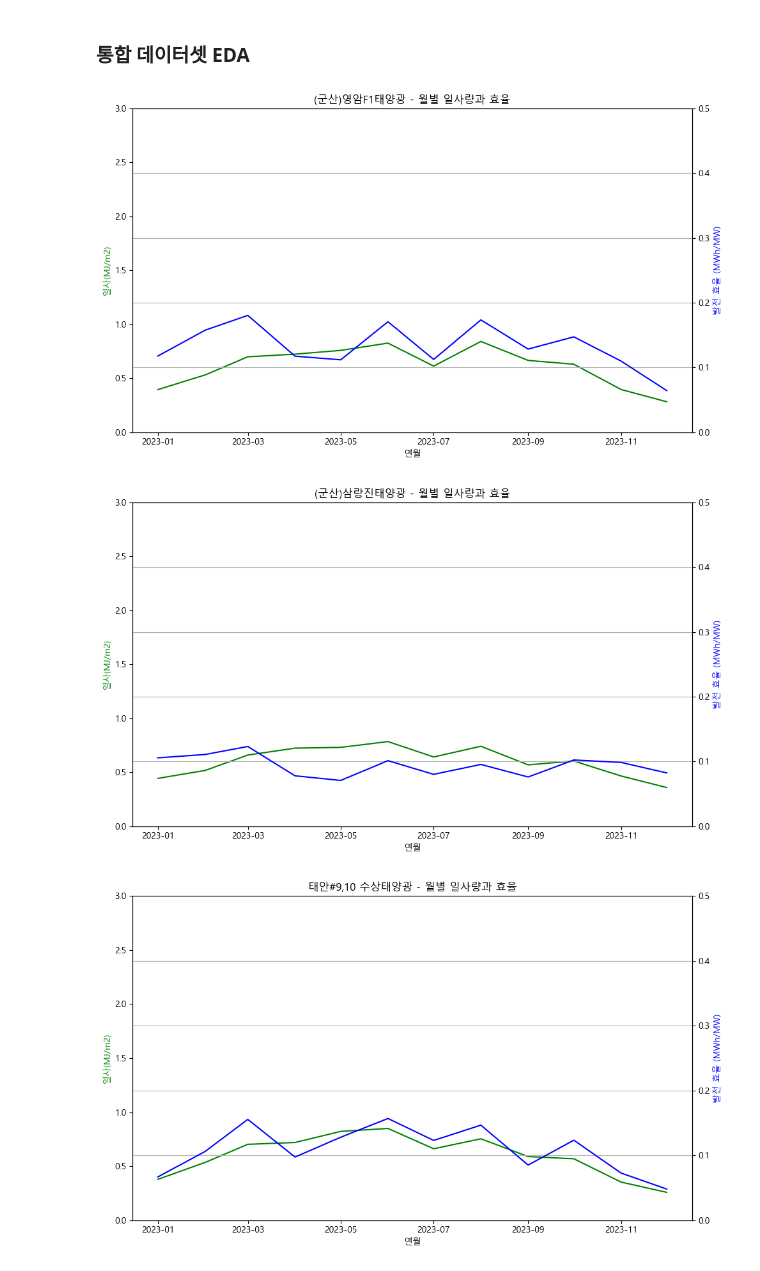
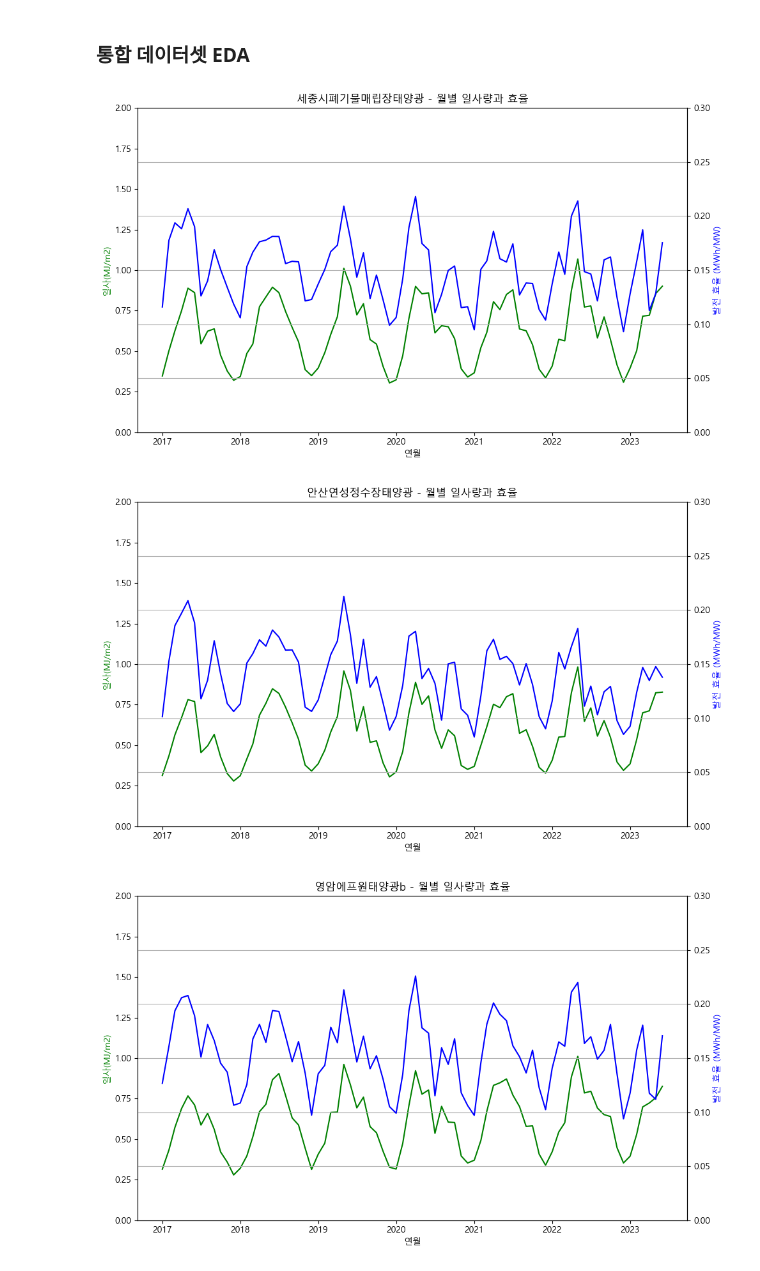
Before and after one commit to seoyoung7879/predict_energy, a Jupyter notebook: 경국/기상청/add_weather_solar2.ipynb, the cells around one changed output. Saved outputs shown, nothing was run; the diff lists cells and outputs as text; code cells hidden in the pictures.

```diff
--- a/경국/기상청/add_weather_solar2.ipynb
+++ b/경국/기상청/add_weather_solar2.ipynb
@@ -157,6 +156,37 @@ plt.show()
 # %% [output]
 [figure]
 [figure]
+# %%
+# ✅ 두 그래프를 하나의 이미지로 저장
+fig, axes = plt.subplots(2, 1, figsize=(16, 14))  # 두 행, 한 열
+
+# ▶️ 그래프 1: 월별 평균 발전량
+for name, group in monthly_avg.groupby('발전소'):
+    axes[0].plot(group['월'].astype(str), group['발전량(kWh)'], marker='o', label=name)
+
+axes[0].set_title('월별 · 발전소별 평균 발전량 (kWh)', fontsize=14)
+axes[0].set_xlabel('월', fontsize=12)
+axes[0].set_ylabel('평균 발전량 (kWh)', fontsize=12)
+axes[0].tick_params(axis='x', rotation=45)
+axes[0].grid(True)
+axes[0].legend(title='발전소', bbox_to_anchor=(1.01, 1), loc='upper left')
+
+# ▶️ 그래프 2: 월별 평균 설비이용률
+for name, group in monthly_util.groupby('발전소'):
+    axes[1].plot(group['월'].astype(str), group['설비이용률'], marker='o', label=name)
+
+axes[1].set_title('월별 · 발전소별 평균 설비이용률 (kWh/kW)', fontsize=14)
+axes[1].set_xlabel('월', fontsize=12)
+axes[1].set_ylabel('평균 설비이용률', fontsize=12)
+axes[1].tick_params(axis='x', rotation=45)
+axes[1].grid(True)
+axes[1].legend(title='발전소', bbox_to_anchor=(1.01, 1), loc='upper left')
+
+plt.tight_layout()
+
+# ✅ 저장
+plt.savefig('solar2_발전량+설비이용률.png', dpi=300)
+plt.close()
 # %% [markdown]
 ### 기상청 API 데이터 불러오기
 # %%
@@ -453,7 +483,7 @@ pivot_df.head(5)
 # %% [markdown]
 ### 기상청 csv 데이터 전처리
 # %%
-df_weather = pd.read_csv('weather_merged_final.csv')
+df_weather = pd.read_csv('weather_merged_solar_2017-2023.csv')
 df_weather.head(5)
 # %% [output]
 |  | 지점 | 지점명 | 일시 | 기온(°C) | 강수량(mm) | 풍속(m/s) | 풍향(16방위) | 습도(%) | 현지기압(hPa) | 일사(MJ/m2) | ... |
@@ -568,9 +598,9 @@ df_weather['일사(MJ/m2)'] = df_weather['일사(MJ/m2)'].fillna(0)
 # %%
 # 3. 발전소 → 지점명 매핑
 plant_to_location = {
-    '(군산)영암F1태양광': '목포',
-    '(군산)삼랑진태양광': '양산시',
-    '태안#9,10 수상태양광': '서산',
+    '세종시폐기물매립장태양광': '청주',
+    '안산연성정수장태양광': '수원',
+    '영암에프원태양광b': '목포',
 }
 
 
@@ -624,8 +661,8 @@ df_merged['효율'] = df_merged['발전량(kWh)'] / df_merged['설비용량(MW)'
 df_merged = df_merged.dropna(subset=['효율', '일사(MJ/m2)', '연월', '발전구분'])
 
 # 고정된 y축 범위 설정
-풍속_min, 풍속_max = 0, 3
-효율_min, 효율_max = 0, 0.5  # ⚠️ 효율 y축도 0~5로 조정
+풍속_min, 풍속_max = 0, 2
+효율_min, 효율_max = 0, 0.3  # ⚠️ 효율 y축도 0~5로 조정
 
 # 발전소 목록
 plants = df_merged['발전구분'].unique()
@@ -633,33 +670,33 @@ plants = df_merged['발전구분'].unique()
 # 3. 발전소별 그래프
 for plant in plants:
     sub = df_merged[df_merged['발전구분'] == plant]
     if sub.empty:
         continue
 
     monthly = sub.groupby('연월')[['일사(MJ/m2)', '효율']].mean().reset_index()
     monthly['연월'] = pd.to_datetime(monthly['연월'])
     monthly = monthly.sort_values('연월')
 
     fig, ax1 = plt.subplots(figsize=(10, 6))
 
     ax2 = ax1.twinx()
 
     ax1.plot(monthly['연월'], monthly['일사(MJ/m2)'], 'g-', label='일사(MJ/m2)')
     ax2.plot(monthly['연월'], monthly['효율'], 'b-', label='발전 효율 (MWh/MW)')
 
     ax1.set_xlabel('연월')
     ax1.set_ylabel('일사(MJ/m2)', color='g')
     ax2.set_ylabel('발전 효율 (MWh/MW)', color='b')  # 단위도 반영
 
     ax1.set_ylim(풍속_min, 풍속_max)
     ax2.set_ylim(효율_min, 효율_max)
 
     plt.title(f'{plant} - 월별 일사량과 효율')
     plt.grid(True)
     plt.tight_layout()
     plt.xticks(rotation=45)
     plt.show()
 # %% [output]
-[figure, old version]
+[figure, new version]
-[figure, old version]
+[figure, new version]
-[figure, old version]
+[figure, new version]
```
Also changed, not shown: parts of 13 cells of this notebook, 6 other files.
